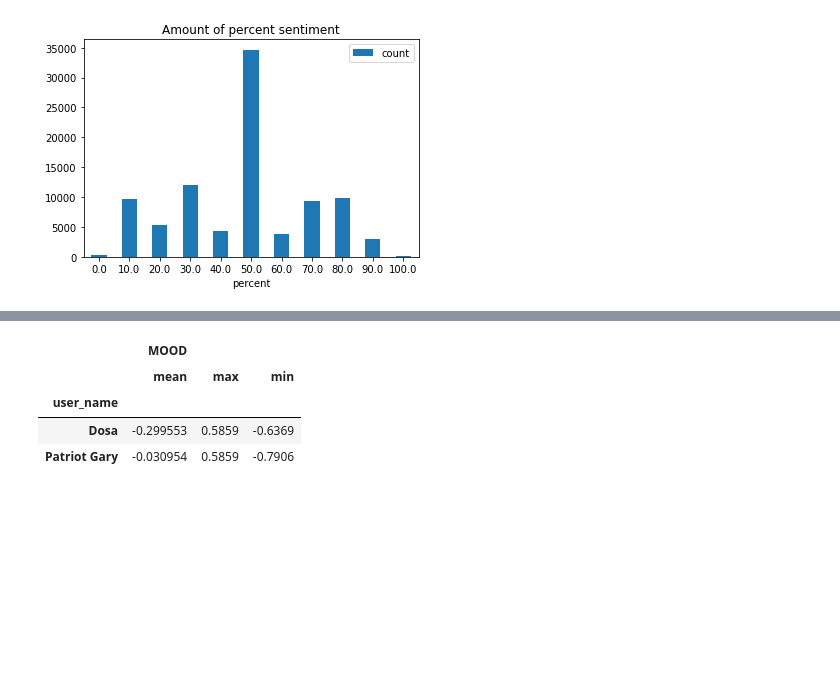
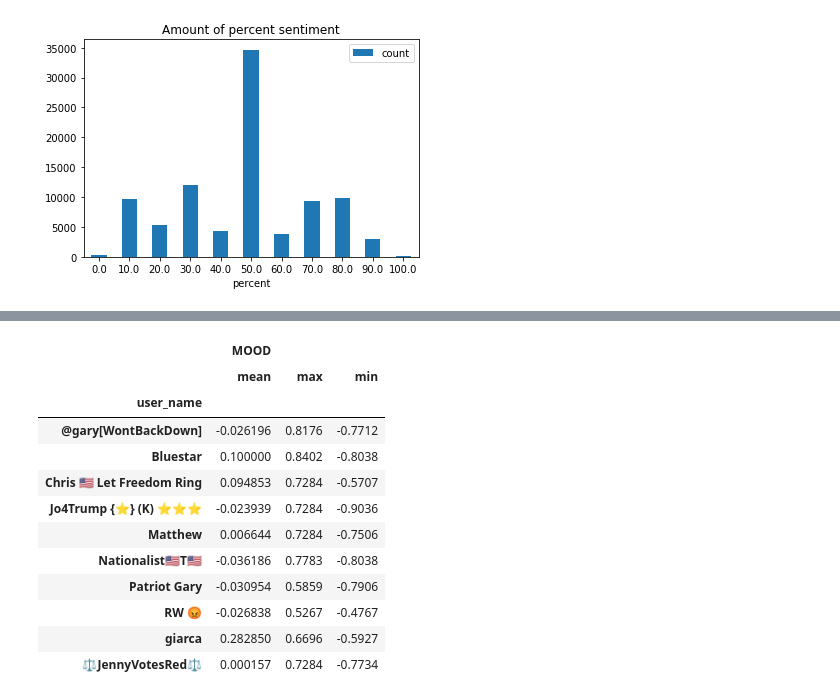
Before and after one commit to annaaniol/DataExploration, a Jupyter notebook: vader_analys.ipynb, the cells around one changed output, grey strips where cells are left out. Cells and saved outputs as stored; diff of their text form; code cells hidden in the pictures; blank space fills up the shorter version.

Commit message:
Analyse vader for clique

```diff
--- a/vader_analys.ipynb
+++ b/vader_analys.ipynb
@@ -137,18 +137,18 @@ figure2.plot.bar( y='amount', rot=0, title="Amount of percent sentiment")
 [figure]
 # %%
 ### Get Vader for this users
-users = ["Patriot Gary", "Dosa"]
-users_moods = pd.DataFrame(columns=["user_id", "user_name", "ID", "MOOD"])
-for user in users:
-    users_moods = users_moods.append(pd.read_sql_query('SELECT user.user_id, user_name, tweet.tweet_id as ID, vader.compound as MOOD \
-FROM user \
-JOIN tweet ON tweet.user_id = user.user_id \
-JOIN vader ON tweet.tweet_id = vader.id \
-WHERE user_name = "' + user + '" \
-UNION \
-SELECT user.user_id, user_name, retweet.retweet_id as ID, vader.compound as MOOD \
-FROM user \
-JOIN vader ON retweet.retweet_id = vader.id \
-JOIN retweet ON retweet.user_id = user.user_id \
-WHERE user_name = "' + user + '"', engine))
-users_moods
+def count_mood_for_clique(users):
+    users_moods = pd.DataFrame(columns=["user_id", "user_name", "ID", "MOOD"])
+    for index, row in users.iterrows():
+        users_moods = users_moods.append(pd.read_sql_query('SELECT user.user_id, user_name, tweet.tweet_id as ID, vader.compound as MOOD \
+    FROM user \
+    JOIN tweet ON tweet.user_id = user.user_id \
+    JOIN vader ON tweet.tweet_id = vader.id \
+    WHERE user.user_id = "' + str(row["user_id"]) + '" \
+    UNION \
+    SELECT user.user_id, user_name, retweet.retweet_id as ID, vader.compound as MOOD \
+    FROM user \
+    JOIN vader ON retweet.retweet_id = vader.id \
+    JOIN retweet ON retweet.user_id = user.user_id \
+    WHERE user.user_id = "' + str(row["user_id"]) + '"', engine))
+    return users_moods
@@ -172,0 +155,6 @@ users_moods
+# %%
+data_sufix="clique/clique_"
+i=6
+clique = pd.read_csv(data_sufix+str(i)+'.csv',
+                            usecols=['user_id'])
+clique.shape
@@ -172,0 +163,3 @@ users_moods
+# %%
+clique_mood = count_mood_for_clique(clique)
+clique_mood
@@ -173,9 +185,17 @@ users_moods
 # %%
-average_user = users_moods[['user_name', 'MOOD']].groupby(['user_name']).agg(['mean','max', 'min'])
+average_user = clique_mood[['user_name', 'MOOD']].groupby(['user_name']).agg(['mean','max', 'min'])
 average_user
 # %% [output]
 |  | MOOD |  |  |
 |  | mean | max | min |
 | user_name |  |  |  |
-| Dosa | -0.299553 | 0.5859 | -0.6369 |
+| @gary[WontBackDown] | -0.026196 | 0.8176 | -0.7712 |
+| Bluestar | 0.100000 | 0.8402 | -0.8038 |
+| Chris 🇺🇸 Let Freedom Ring | 0.094853 | 0.7284 | -0.5707 |
+| Jo4Trump {⭐️} (K) ⭐️⭐️⭐️ | -0.023939 | 0.7284 | -0.9036 |
+| Matthew | 0.006644 | 0.7284 | -0.7506 |
+| Nationalist🇺🇸T🇺🇸 | -0.036186 | 0.7783 | -0.8038 |
 | Patriot Gary | -0.030954 | 0.5859 | -0.7906 |
+| RW 😡 | -0.026838 | 0.5267 | -0.4767 |
+| giarca | 0.282850 | 0.6696 | -0.5927 |
+| ⚖️JennyVotesRed⚖️ | 0.000157 | 0.7284 | -0.7734 |
```
Also changed, not shown: parts of 6 cells of this notebook.
